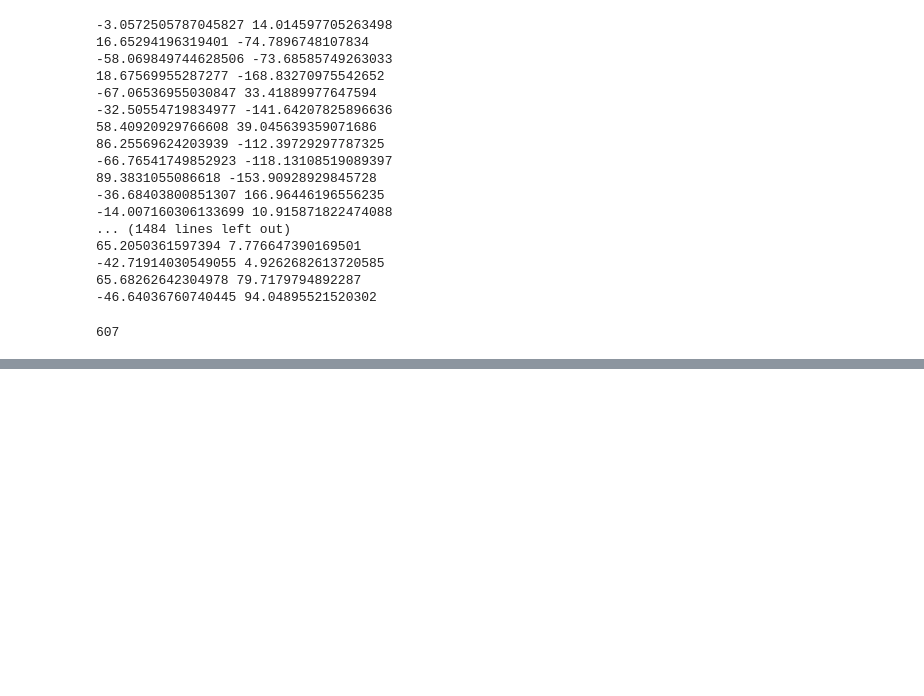
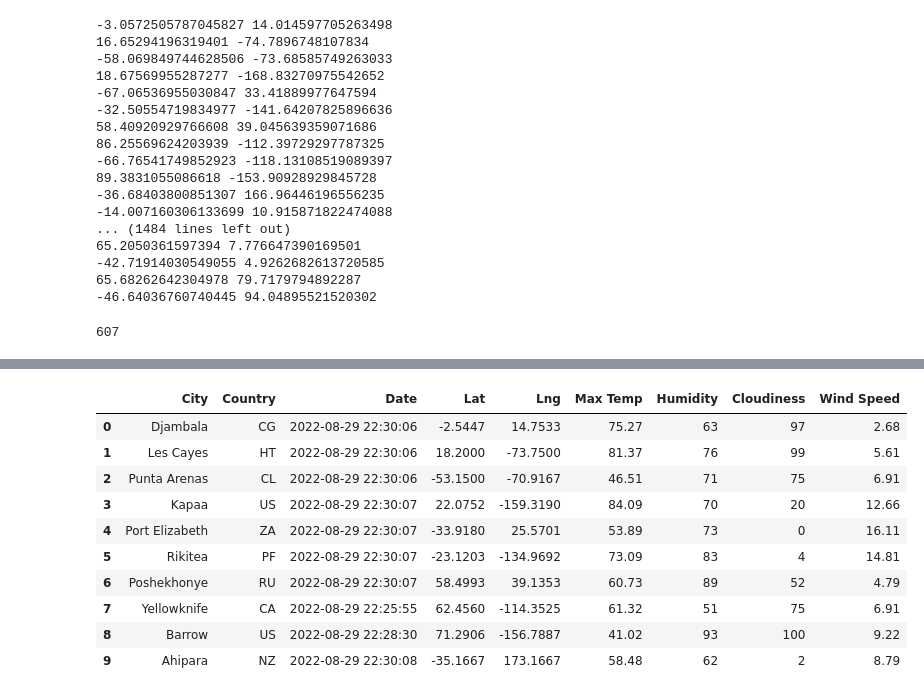
Before and after one commit to tfish110/World_Weather_Analysis, a Jupyter notebook: WeatherPy.ipynb, the cells around one changed output, grey strips where cells are left out. Cells and saved outputs as stored; diff of their text form; code cells hidden in the pictures; blank space fills up the shorter version.

```diff
--- a/WeatherPy.ipynb
+++ b/WeatherPy.ipynb
@@ -56,0 +163,17 @@ len(cities)
+# %%
+# Re-order columns
+new_column_order = ["City", "Country", "Date", "Lat", "Lng", "Max Temp", "Humidity", "Cloudiness", "Wind Speed"]
+city_data_df = city_data_df[new_column_order]
+city_data_df.head(10)
+# %% [output]
+|  | City | Country | Date | Lat | Lng | Max Temp | Humidity | Cloudiness | Wind Speed |
+| 0 | Djambala | CG | 2022-08-29 22:30:06 | -2.5447 | 14.7533 | 75.27 | 63 | 97 | 2.68 |
+| 1 | Les Cayes | HT | 2022-08-29 22:30:06 | 18.2000 | -73.7500 | 81.37 | 76 | 99 | 5.61 |
+| 2 | Punta Arenas | CL | 2022-08-29 22:30:06 | -53.1500 | -70.9167 | 46.51 | 71 | 75 | 6.91 |
+| 3 | Kapaa | US | 2022-08-29 22:30:07 | 22.0752 | -159.3190 | 84.09 | 70 | 20 | 12.66 |
+| 4 | Port Elizabeth | ZA | 2022-08-29 22:30:07 | -33.9180 | 25.5701 | 53.89 | 73 | 0 | 16.11 |
+| 5 | Rikitea | PF | 2022-08-29 22:30:07 | -23.1203 | -134.9692 | 73.09 | 83 | 4 | 14.81 |
+| 6 | Poshekhonye | RU | 2022-08-29 22:30:07 | 58.4993 | 39.1353 | 60.73 | 89 | 52 | 4.79 |
+| 7 | Yellowknife | CA | 2022-08-29 22:25:55 | 62.4560 | -114.3525 | 61.32 | 51 | 75 | 6.91 |
+| 8 | Barrow | US | 2022-08-29 22:28:30 | 71.2906 | -156.7887 | 41.02 | 93 | 100 | 9.22 |
+| 9 | Ahipara | NZ | 2022-08-29 22:30:08 | -35.1667 | 173.1667 | 58.48 | 62 | 2 | 8.79 |
```
Also changed, not shown: parts of 5 cells of this notebook, 2 other files.
